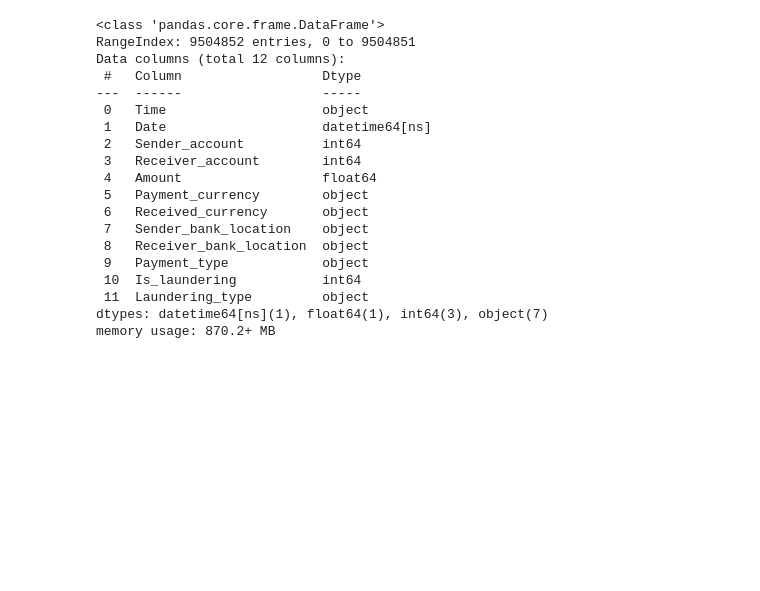
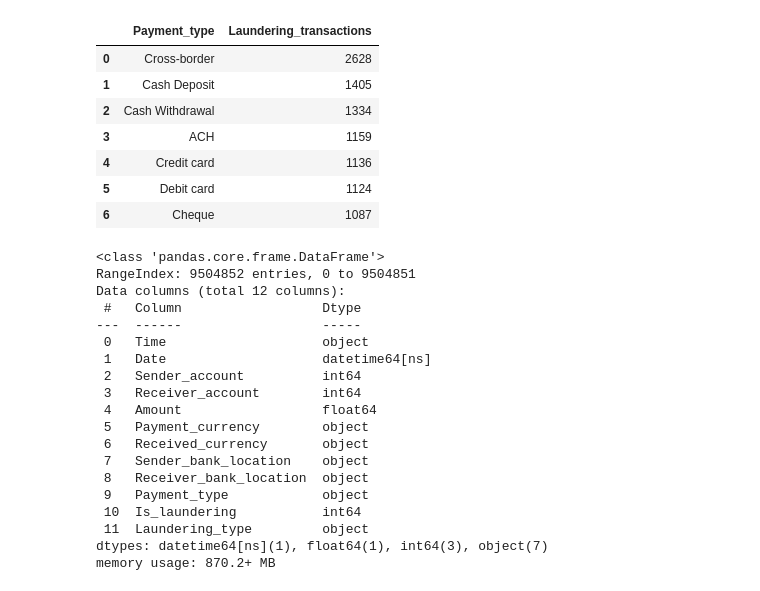
Before and after one commit to DamZav/aml-transactions-project, a Jupyter notebook: notebooks/EDA.ipynb, the cells around one changed output. Cells and saved outputs as stored; diff of their text form; code cells hidden in the pictures; blank space fills up the shorter version.

```diff
--- a/notebooks/EDA.ipynb
+++ b/notebooks/EDA.ipynb
@@ -43,3 +170,14 @@ df.describe()
+# %%
+laundering_df
+# %% [output]
+|  | Payment_type | Laundering_transactions |
+| 0 | Cross-border | 2628 |
+| 1 | Cash Deposit | 1405 |
+| 2 | Cash Withdrawal | 1334 |
+| 3 | ACH | 1159 |
+| 4 | Credit card | 1136 |
+| 5 | Debit card | 1124 |
+| 6 | Cheque | 1087 |
 # %%
 df['Date'] = pd.to_datetime(df['Date'])
 df['Time'] = pd.to_datetime(df['Time'], format='%H:%M:%S').dt.time
```
Also changed, not shown: parts of 14 cells of this notebook.
